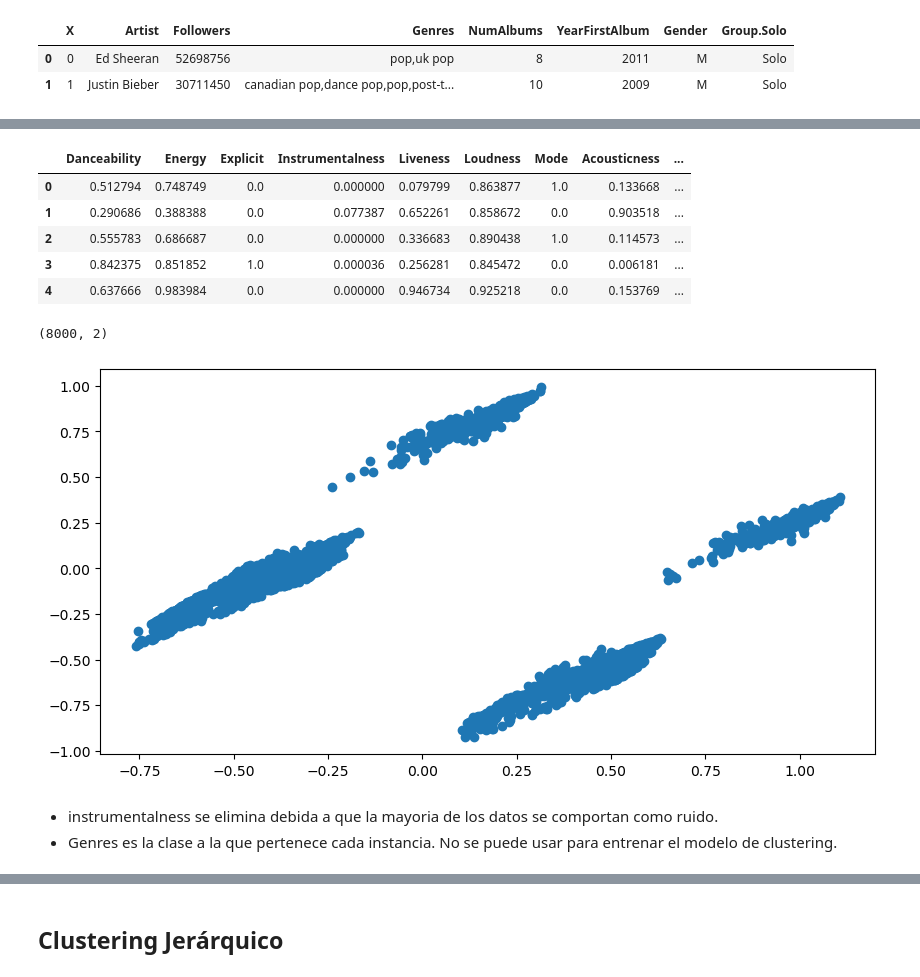
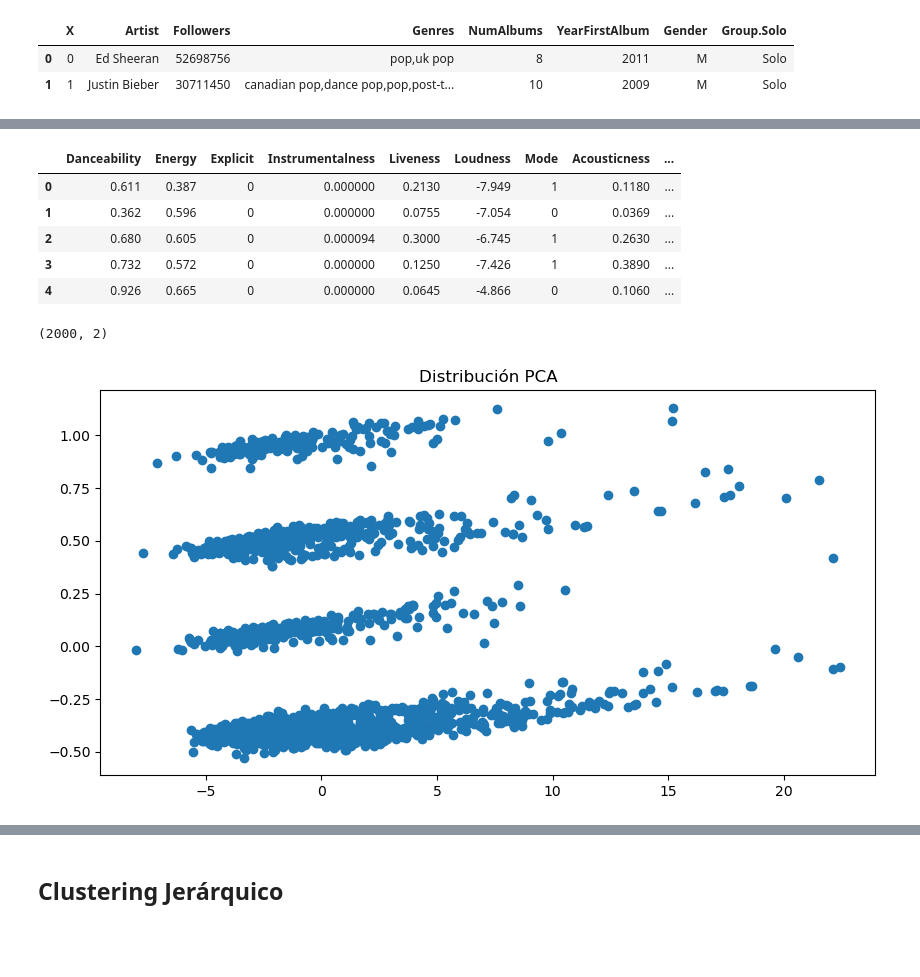
Before and after one commit to Litr0/Proyecto-Mineria, a Jupyter notebook: Hito1.ipynb, the cells around one changed output, grey strips where cells are left out. Drawn from its saved outputs; the diff is of its cells as text; code cells hidden in the pictures; blank space fills up the shorter version.

```diff
--- a/Hito1.ipynb
+++ b/Hito1.ipynb
@@ -404,37 +404,34 @@ data_cleaned_sample.head(2)
 # %%
 # se eliminan atributos de texto que no pueden ser utilizados en KMeans
 data_k_means = data_cleaned_sample.drop(columns = ['Album','Artist', 'Name'])
-data_k_means = data_k_means.drop(columns = [ 'Tempo','TimeSignature','Duration','Genres'])
+data_k_means = data_k_means.drop(columns = ['Duration','Popularity','Tempo','TimeSignature','Genres'])
 
 #normalización de valores numericos
 def minmax_norm(df_input):
     return (df_input - df_input.min()) / ( df_input.max() - df_input.min())
 
-data_k_means = minmax_norm(data_k_means)
+# data_k_means = minmax_norm(data_k_means)
 # %%
 data_k_means.head()
 # %% [output]
 |  | Danceability | Energy | Explicit | Instrumentalness | Liveness | Loudness | Mode | Acousticness | ... |
-| 0 | 0.512794 | 0.748749 | 0.0 | 0.000000 | 0.079799 | 0.863877 | 1.0 | 0.133668 | ... |
-| 1 | 0.290686 | 0.388388 | 0.0 | 0.077387 | 0.652261 | 0.858672 | 0.0 | 0.903518 | ... |
-| 2 | 0.555783 | 0.686687 | 0.0 | 0.000000 | 0.336683 | 0.890438 | 1.0 | 0.114573 | ... |
-| 3 | 0.842375 | 0.851852 | 1.0 | 0.000036 | 0.256281 | 0.845472 | 0.0 | 0.006181 | ... |
-| 4 | 0.637666 | 0.983984 | 0.0 | 0.000000 | 0.946734 | 0.925218 | 0.0 | 0.153769 | ... |
+| 0 | 0.611 | 0.387 | 0 | 0.000000 | 0.2130 | -7.949 | 1 | 0.1180 | ... |
+| 1 | 0.362 | 0.596 | 0 | 0.000000 | 0.0755 | -7.054 | 0 | 0.0369 | ... |
+| 2 | 0.680 | 0.605 | 0 | 0.000094 | 0.3000 | -6.745 | 1 | 0.2630 | ... |
+| 3 | 0.732 | 0.572 | 0 | 0.000000 | 0.1250 | -7.426 | 1 | 0.3890 | ... |
+| 4 | 0.926 | 0.665 | 0 | 0.000000 | 0.0645 | -4.866 | 0 | 0.1060 | ... |
 # %%
 from sklearn.decomposition import PCA
-
 pca = PCA(n_components=2).fit(data_k_means)
 rates_pca = pca.transform(data_k_means)
 rates_pca.shape
 # %% [output]
-(8000, 2)
+(2000, 2)
 # %%
 fig, ax = plt.subplots(sharex=True, figsize = (10,5))
 plt.scatter(rates_pca[:,0], rates_pca[:,1])
+plt.title('Distribución PCA')
 plt.show()
 # %% [output]
-[figure, old version]
+[figure, new version]
-# %% [markdown]
-* instrumentalness se elimina debida a que la mayoria de los datos se comportan como ruido.
-* Genres es la clase a la que pertenece cada instancia. No se puede usar para entrenar el modelo de clustering.
 # %%
```
Also changed, not shown: parts of 33 cells of this notebook.
